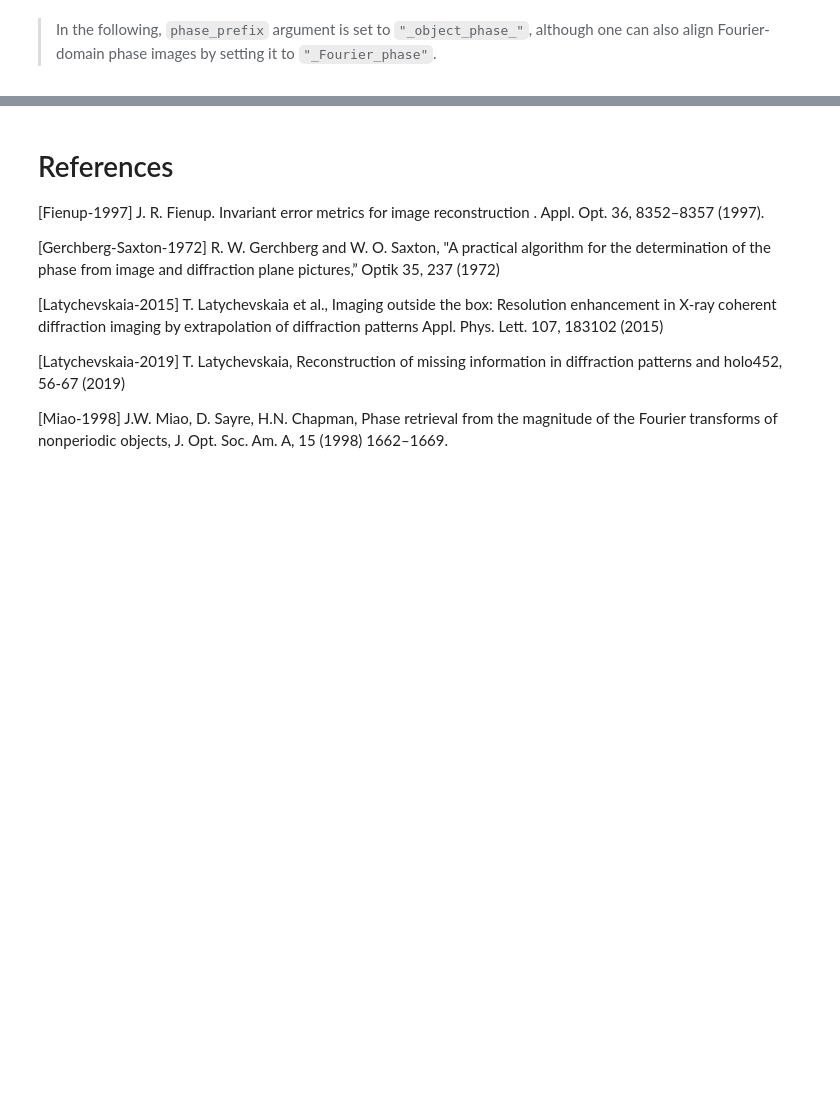
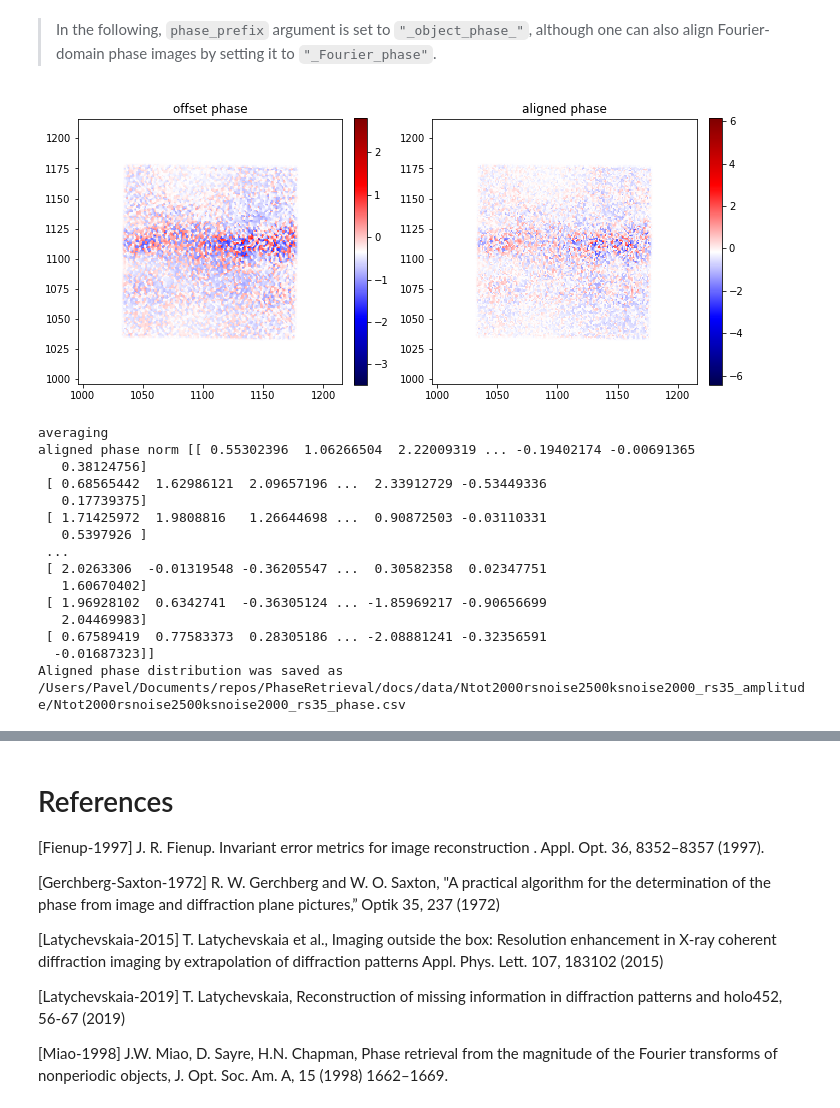
Before and after one commit to pkliui/PhaseRetrieval, a Jupyter notebook: docs/PhaseRetrieval.ipynb, the cells around one changed output, grey strips where cells are left out. Drawn from its saved outputs; the diff is of its cells as text; code cells hidden in the pictures; blank space fills up the shorter version.

```diff
--- a/docs/PhaseRetrieval.ipynb
+++ b/docs/PhaseRetrieval.ipynb
@@ -831,14 +854,33 @@ from PhaseRetrieval.scripts.scripts import phase_alignment_gerchberg_saxton_scri
 # %%
 phase_alignment_gerchberg_saxton_script(datapath = datapath,
                                  folder_prefix = "Ntot",
-                                 amplitude_prefix = "rs35_",
+                                 amplitude_prefix = "*_rs35_amplitude.tif",
                                  phase_prefix = "_object_phase_",
                                  delimiter = '\t',
-                                 num_files_to_align=3,
+                                 num_files_to_align=2,
                                  ref_coordinates = None,
-                                 symmetric_phase = True,
+                                 symmetric_phase = False,
                                  plot_progress = True,
                                  plot_every_kth_iteration = 1,
                                  zoom = 10,
                                  print_progress = True)
+#print(filenames_list)
+#print(phase_filenames)
+# %% [output]
+[figure, added]
+averaging
+aligned phase norm [[ 0.55302396  1.06266504  2.22009319 ... -0.19402174 -0.00691365
+   0.38124756]
+ [ 0.68565442  1.62986121  2.09657196 ...  2.33912729 -0.53449336
+   0.17739375]
+ [ 1.71425972  1.9808816   1.26644698 ...  0.90872503 -0.03110331
+   0.5397926 ]
+ ...
+ [ 2.0263306  -0.01319548 -0.36205547 ...  0.30582358  0.02347751
+   1.60670402]
+ [ 1.96928102  0.6342741  -0.36305124 ... -1.85969217 -0.90656699
+   2.04469983]
+ [ 0.67589419  0.77583373  0.28305186 ... -2.08881241 -0.32356591
+  -0.01687323]]
+Aligned phase distribution was saved as  /Users/Pavel/Documents/repos/PhaseRetrieval/docs/data/Ntot2000rsnoise2500ksnoise2000_rs35_amplitude/Ntot2000rsnoise2500ksnoise2000_rs35_phase.csv
 # %% [markdown]
```
Also changed, not shown: parts of 13 cells of this notebook.
